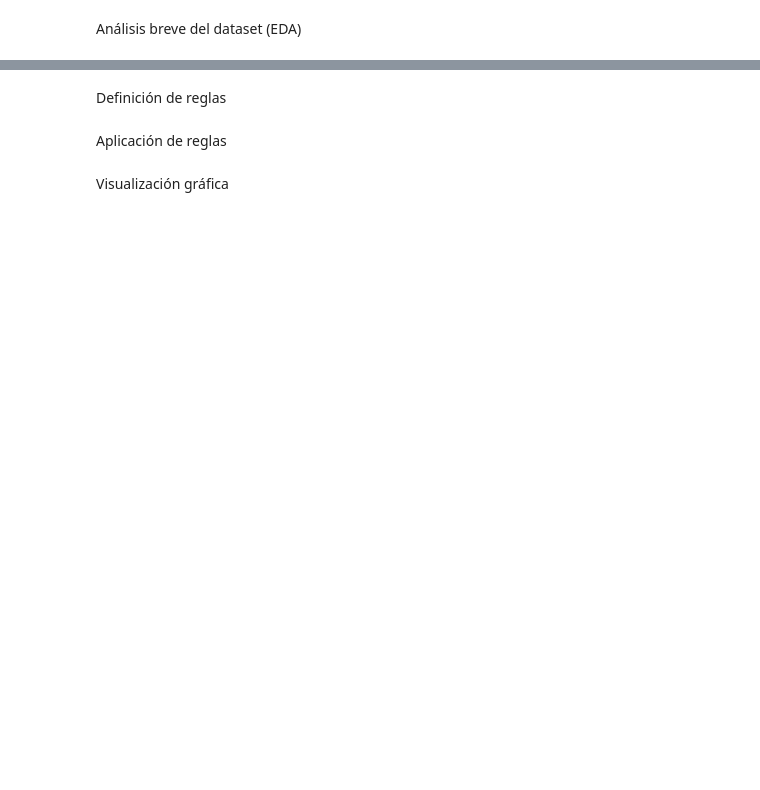
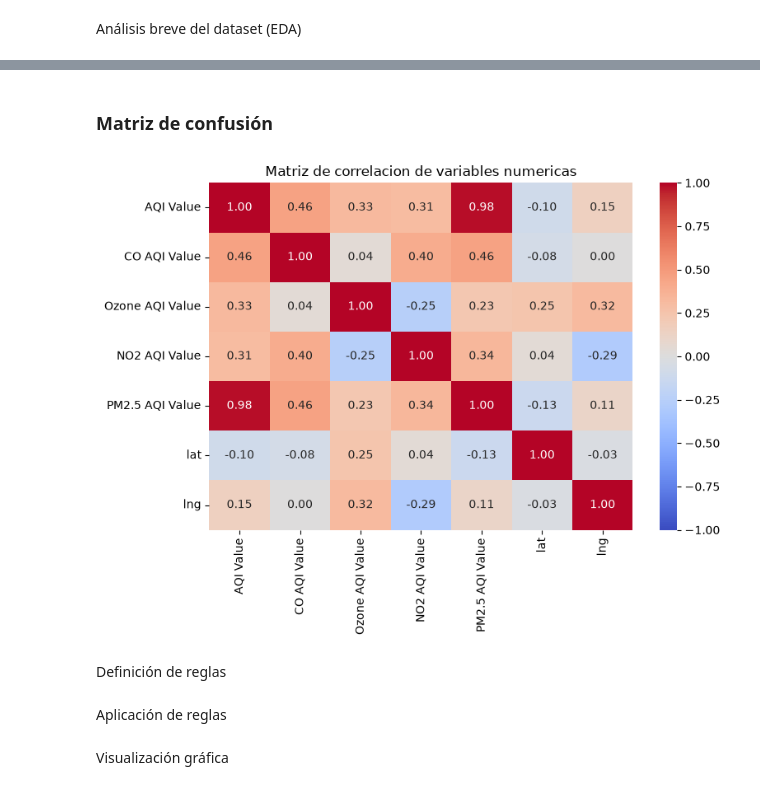
Before and after one commit to daniel-git130/CEIABD_26_27, a Jupyter notebook: MIA_26_27/NOTEBOOKS DEL AULA/03c_SBR_Practica1.ipynb, the cells around one changed output, grey strips where cells are left out. Cells and saved outputs as stored; diff of their text form; code cells hidden in the pictures; blank space fills up the shorter version.

```diff
--- a/MIA_26_27/NOTEBOOKS DEL AULA/03c_SBR_Practica1.ipynb
+++ b/MIA_26_27/NOTEBOOKS DEL AULA/03c_SBR_Practica1.ipynb
@@ -56,3 +128,16 @@ Análisis breve del dataset (EDA)
+# %% [markdown]
+### Matriz de confusión
+# %%
+columnas_corr = [c for c in ["AQI Value", "CO AQI Value", "Ozone AQI Value", "NO2 AQI Value", "PM2.5 AQI Value", "lat", "lng"] if c in data.columns]
+corr = data[columnas_corr].astype(float).corr()
+
+plt.figure(figsize=(8, 6))
+sns.heatmap(corr, annot=True, cmap="coolwarm", center=0, vmin=-1, vmax=1, fmt=".2f")
+plt.title("Matriz de correlacion de variables numericas")
+plt.tight_layout()
+plt.show()
+# %% [output]
+[figure, added]
 # %% [markdown]
 Definición de reglas
 # %% [markdown]
```
Also changed, not shown: parts of 6 cells of this notebook, 25 other files.
